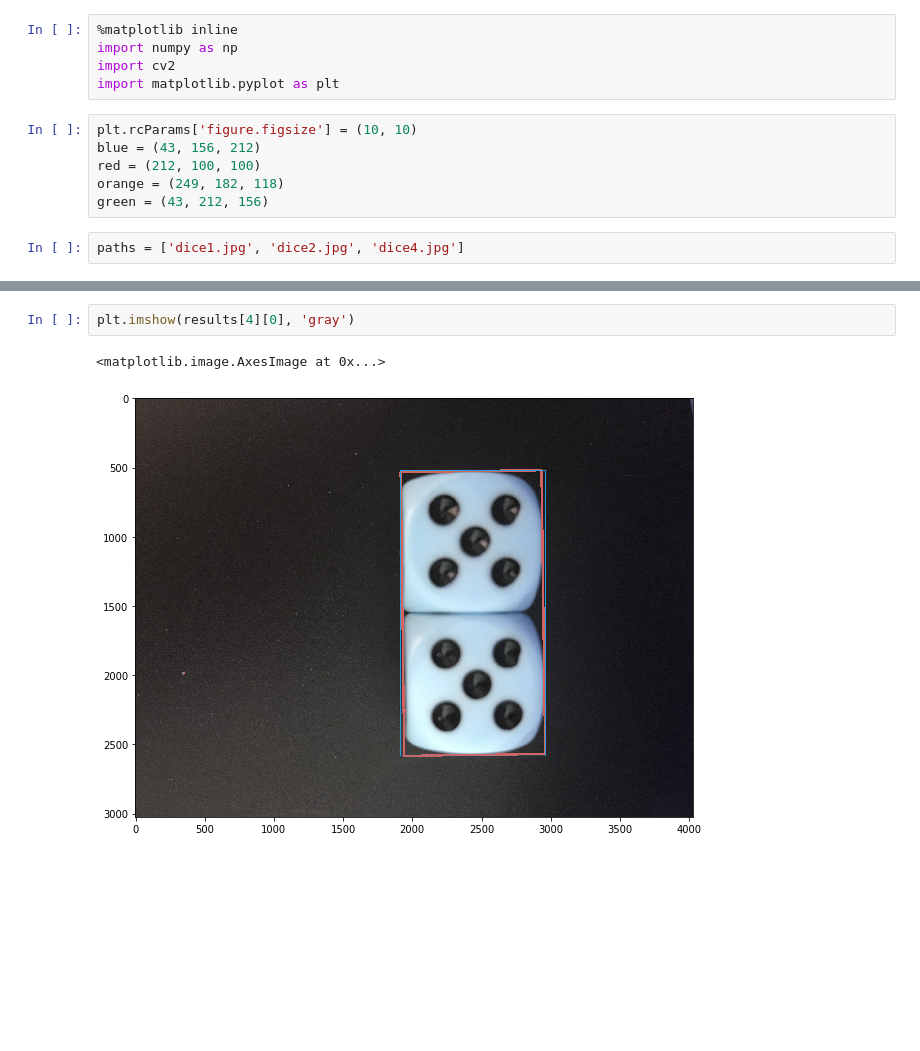
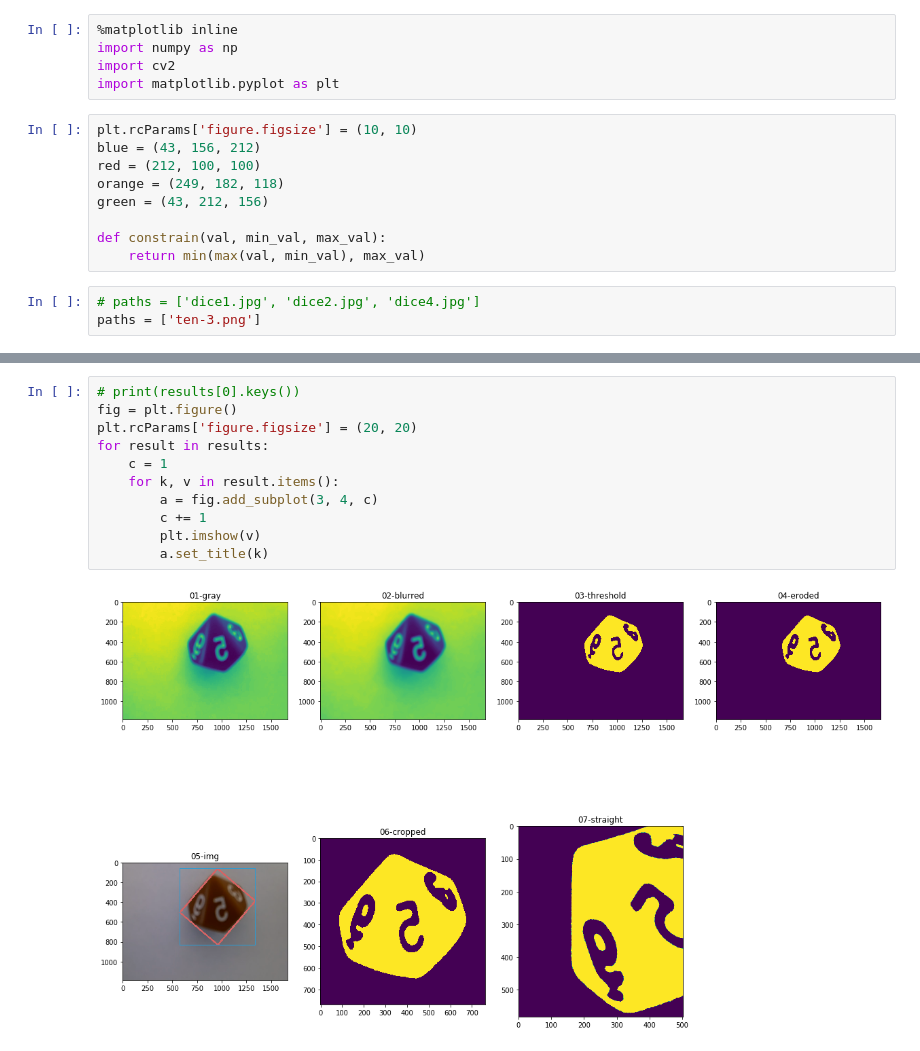
Before and after one commit to acarabott/can-dice, a Jupyter notebook: cv/python/dice-segment.ipynb, the cells around one changed output, grey strips where cells are left out. Cells and saved outputs as stored; diff of their text form; blank space fills up the shorter version.

```diff
--- a/cv/python/dice-segment.ipynb
+++ b/cv/python/dice-segment.ipynb
@@ -9,8 +9,12 @@ blue = (43, 156, 212)
 red = (212, 100, 100)
 orange = (249, 182, 118)
 green = (43, 212, 156)
+
+def constrain(val, min_val, max_val):
+    return min(max(val, min_val), max_val)
 # %%
-paths = ['dice1.jpg', 'dice2.jpg', 'dice4.jpg']
+# paths = ['dice1.jpg', 'dice2.jpg', 'dice4.jpg']
+paths = ['ten-3.png']
 # %%
 results = []
 for i, path in enumerate(paths):
@@ -89,5 +104,13 @@ wrote to output/dice4.jpg-00.png
-# %%
-plt.imshow(results[4][0], 'gray')
-# %% [output]
-<matplotlib.image.AxesImage at 0x...>
-[figure, removed]
+# %%
+# print(results[0].keys())
+fig = plt.figure()
+plt.rcParams['figure.figsize'] = (20, 20)
+for result in results:
+    c = 1
+    for k, v in result.items():
+        a = fig.add_subplot(3, 4, c)
+        c += 1
+        plt.imshow(v)
+        a.set_title(k)
+# %% [output]
+[figure, added]
```
Also changed, not shown: parts of 1 cell of this notebook.
